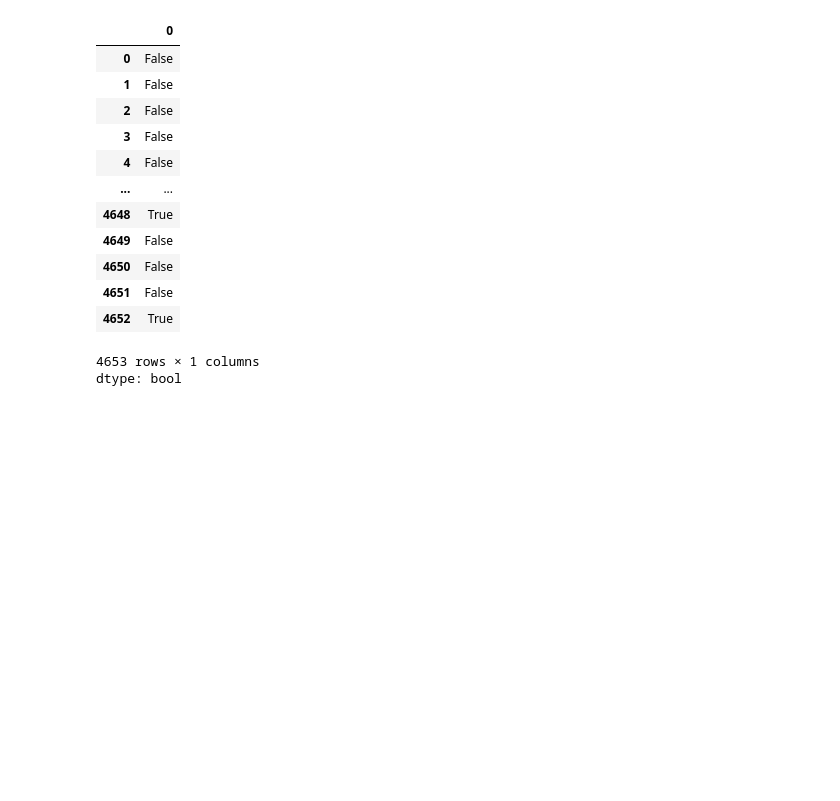
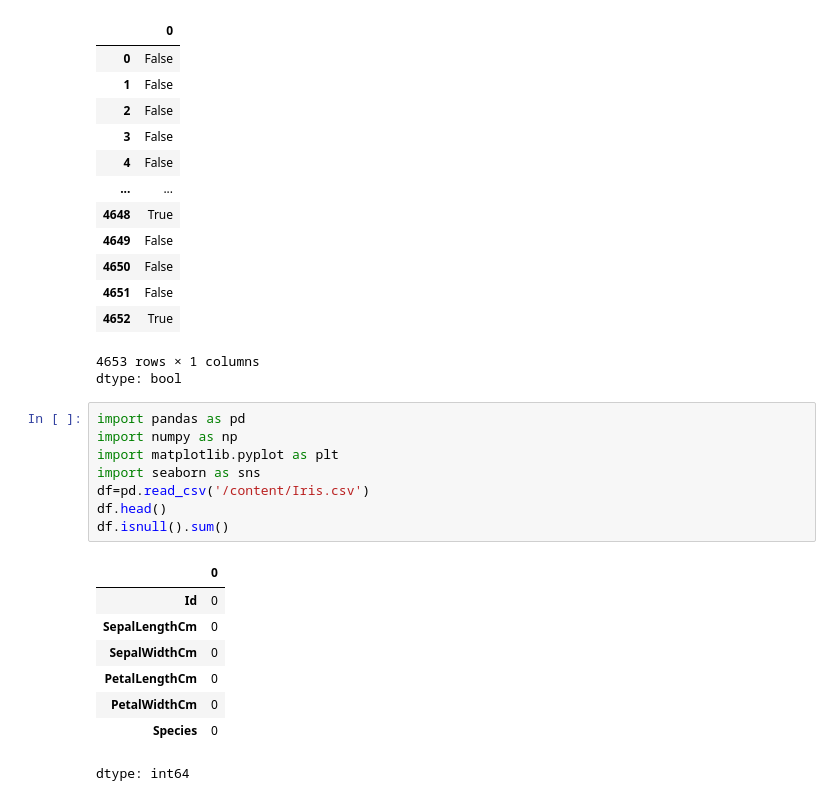
Before and after one commit to prateek14062005/Jack, a Jupyter notebook: AI_prateek_.ipynb, the cells around one changed output. Drawn from its saved outputs; the diff is of its cells as text; blank space fills up the shorter version.

```diff
--- a/AI_prateek_.ipynb
+++ b/AI_prateek_.ipynb
@@ -2520,3 +2520,20 @@ df.duplicated()
 | 4652 | True |
 4653 rows × 1 columns
 dtype: bool
+# %%
+import pandas as pd
+import numpy as np
+import matplotlib.pyplot as plt
+import seaborn as sns
+df=pd.read_csv('/content/Iris.csv')
+df.head()
+df.isnull().sum()
+# %% [output]
+|  | 0 |
+| Id | 0 |
+| SepalLengthCm | 0 |
+| SepalWidthCm | 0 |
+| PetalLengthCm | 0 |
+| PetalWidthCm | 0 |
+| Species | 0 |
+dtype: int64
```
Also changed, not shown: parts of 1 cell of this notebook.
